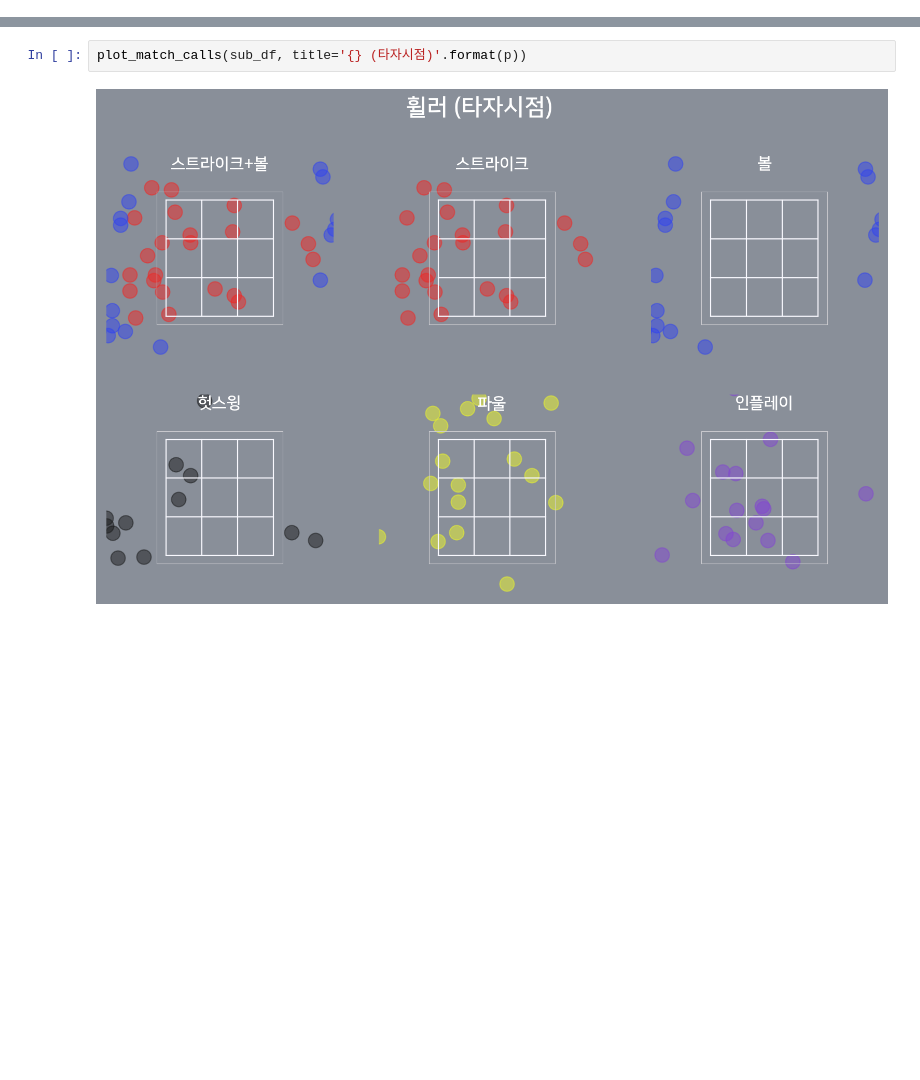
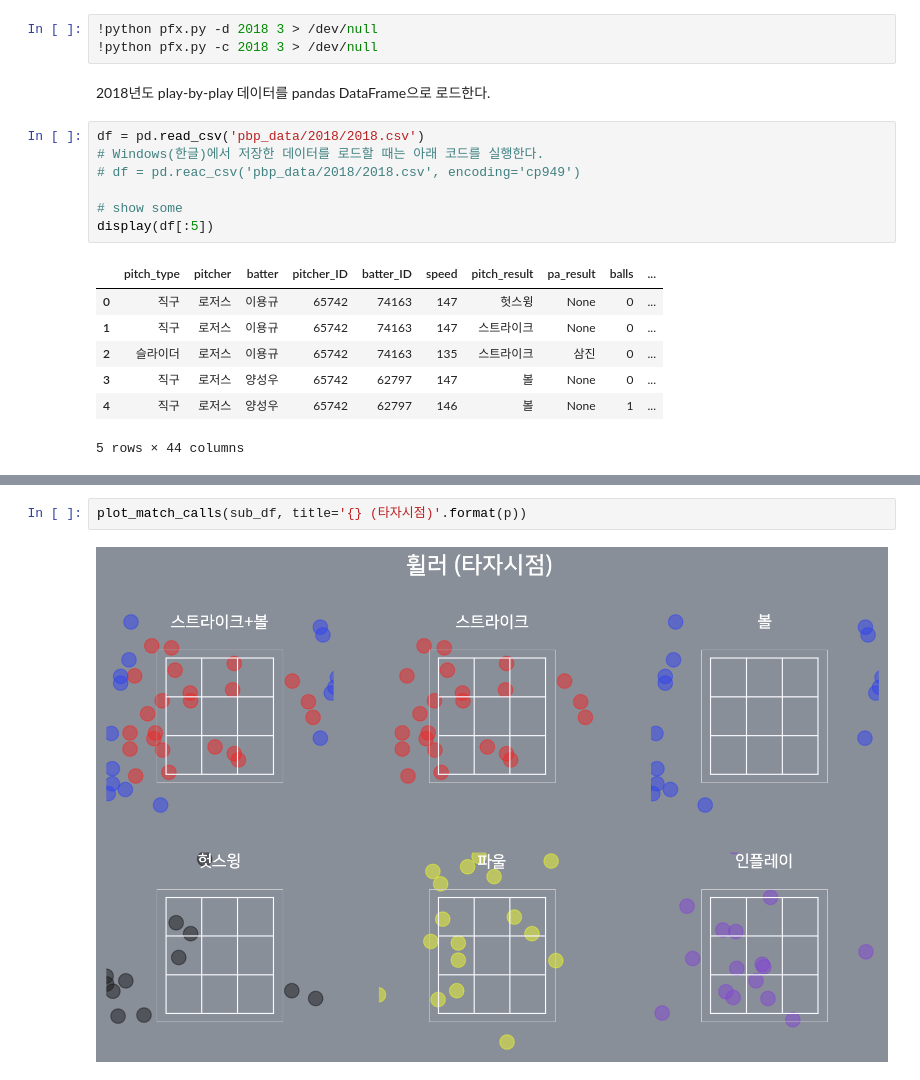
Before and after one commit to kparkk2/KBO_pbp_text_crawler, a Jupyter notebook: pfx_df.ipynb, the cells around one changed output, grey strips where cells are left out. Saved outputs shown, nothing was run; the diff lists cells and outputs as text; blank space fills up the shorter version.

```diff
--- a/pfx_df.ipynb
+++ b/pfx_df.ipynb
@@ -10,0 +35,20 @@ pd.set_option('display.float_format', lambda x: '%.1f' % x)
+# %%
+!python pfx.py -d 2018 3 > /dev/null
+!python pfx.py -c 2018 3 > /dev/null
+# %% [markdown]
+2018년도 play-by-play 데이터를 pandas DataFrame으로 로드한다.
+# %%
+df = pd.read_csv('pbp_data/2018/2018.csv')
+# Windows(한글)에서 저장한 데이터를 로드할 때는 아래 코드를 실행한다.
+# df = pd.reac_csv('pbp_data/2018/2018.csv', encoding='cp949')
+
+# show some
+display(df[:5])
+# %% [output]
+|  | pitch_type | pitcher | batter | pitcher_ID | batter_ID | speed | pitch_result | pa_result | balls | ... |
+| 0 | 직구 | 로저스 | 이용규 | 65742 | 74163 | 147 | 헛스윙 | None | 0 | ... |
+| 1 | 직구 | 로저스 | 이용규 | 65742 | 74163 | 147 | 스트라이크 | None | 0 | ... |
+| 2 | 슬라이더 | 로저스 | 이용규 | 65742 | 74163 | 135 | 스트라이크 | 삼진 | 0 | ... |
+| 3 | 직구 | 로저스 | 양성우 | 65742 | 62797 | 147 | 볼 | None | 0 | ... |
+| 4 | 직구 | 로저스 | 양성우 | 65742 | 62797 | 146 | 볼 | None | 1 | ... |
+5 rows × 44 columns
```
Also changed, not shown: parts of 22 cells of this notebook, 1 other file.
